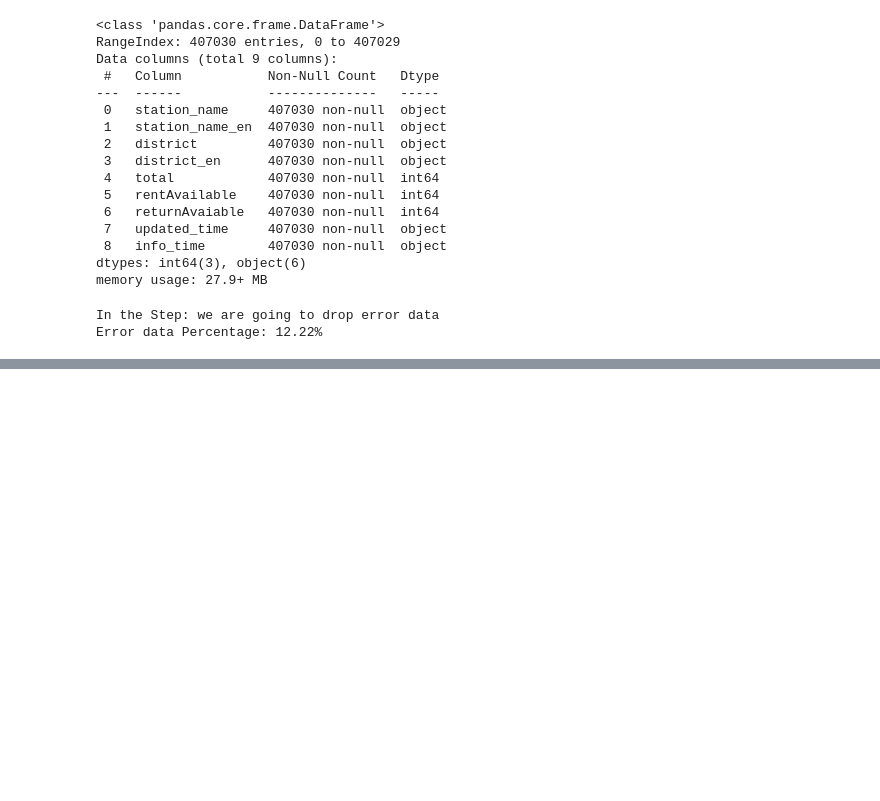
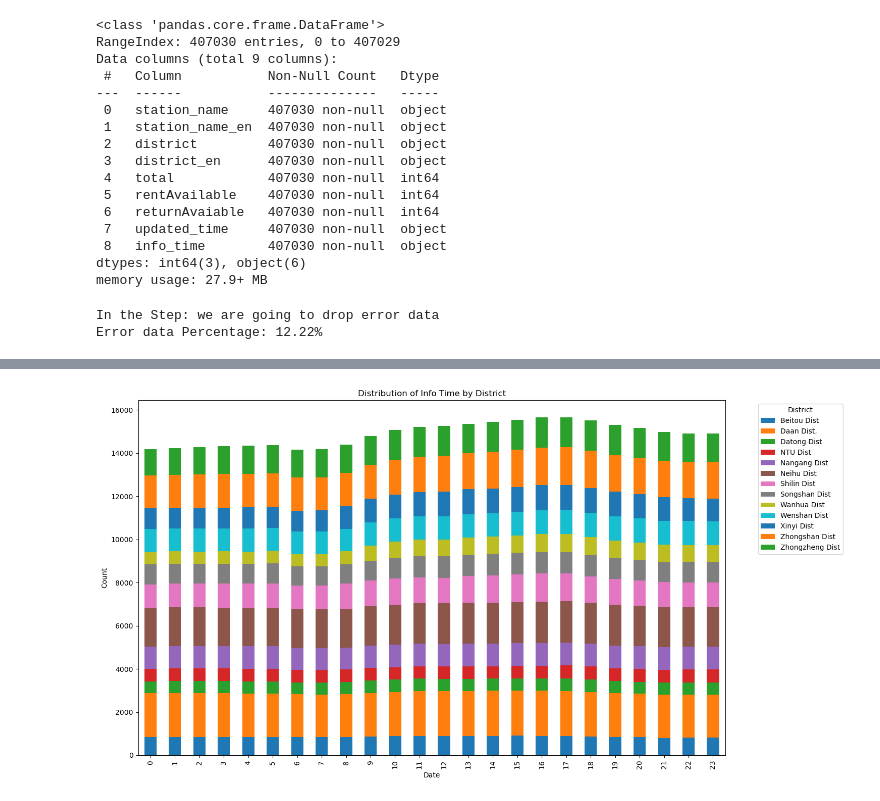
Before and after one commit to victorDeveloper0821/UbikeDataAnalysis, a Jupyter notebook: youBikeAnalytics.ipynb, the cells around one changed output, grey strips where cells are left out. Drawn from its saved outputs; the diff is of its cells as text; code cells hidden in the pictures; blank space fills up the shorter version.

Commit message:
date format process and visualization

```diff
--- a/youBikeAnalytics.ipynb
+++ b/youBikeAnalytics.ipynb
@@ -120,3 +120,10 @@ bikecsv = bikecsv.loc[bikecsv['total'] == bikecsv['rentAvailable']+bikecsv['retu
 # %% [output]
 In the Step: we are going to drop error data
 Error data Percentage: 12.22%
+# %%
+print('Let\'s show some insight of date')
+
+## convert datetime strings to datetime formats
+bikecsv['info_time'] = pd.to_datetime(bikecsv['info_time'],format='%Y-%m-%d %H:%M:%S')
+bikecsv['updated_time'] = pd.to_datetime(bikecsv['updated_time'],format='%Y-%m-%d %H:%M:%S')
+bikecsv.loc[:,['info_time','updated_time']]
@@ -122,0 +151,7 @@ Error data Percentage: 12.22%
+# %%
+## calculate time difference between station updated time and current time
+timeDiff = (bikecsv['info_time'] - bikecsv['updated_time']) / pd.Timedelta(minutes=1)
+
+bikecsv['TimeDiff'] = timeDiff
+
+bikecsv
@@ -122,0 +181,12 @@ Error data Percentage: 12.22%
+# %%
+## judge if current time is workday or not
+def isWorkHour (timeSeries):
+    work_day = timeSeries.weekday() < 5
+    work_hour = timeSeries.hour >= 8 & timeSeries.hour < 19
+    return work_day & work_hour
+
+workday = bikecsv['info_time'].apply(isWorkHour)
+
+bikecsv['isWorkDay'] = workday
+
+bikecsv
@@ -122,0 +217,17 @@ Error data Percentage: 12.22%
+# %%
+
+# 按照 'district_en' 和 'info_time' 聚合
+grouped = bikecsv.groupby([bikecsv['info_time'].dt.hour, 'district_en']).size().unstack(fill_value=0)
+
+# 创建直方图
+grouped.plot(kind='bar', stacked=True, figsize=(15, 8))
+
+plt.title('Distribution of Info Time by District')
+plt.xlabel('Date')
+plt.ylabel('Count')
+plt.legend(title='District', bbox_to_anchor=(1.05, 1), loc='upper left')
+plt.tight_layout()
+
+plt.show()
+# %% [output]
+[figure, added]
```
Also changed, not shown: parts of 3 cells of this notebook.
